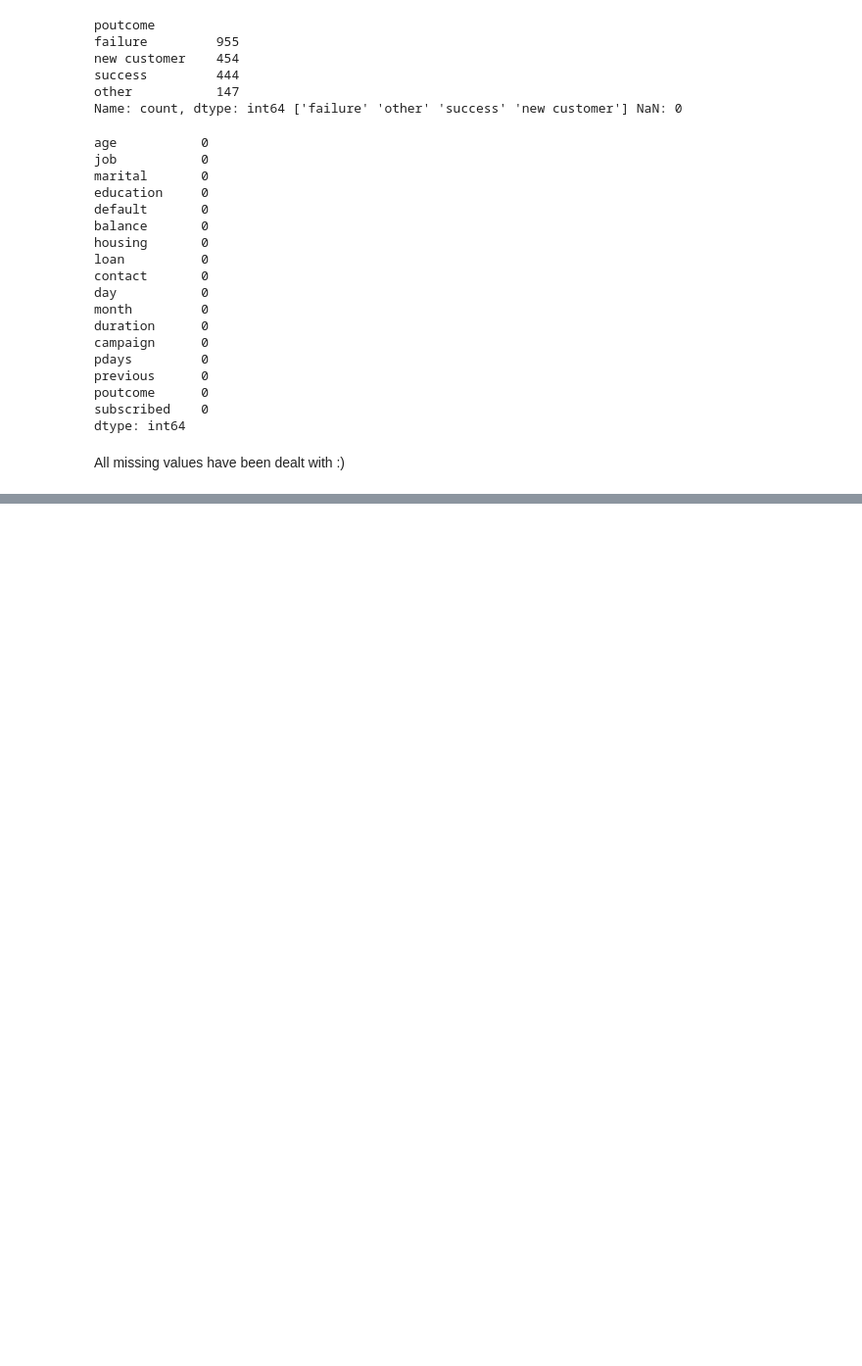
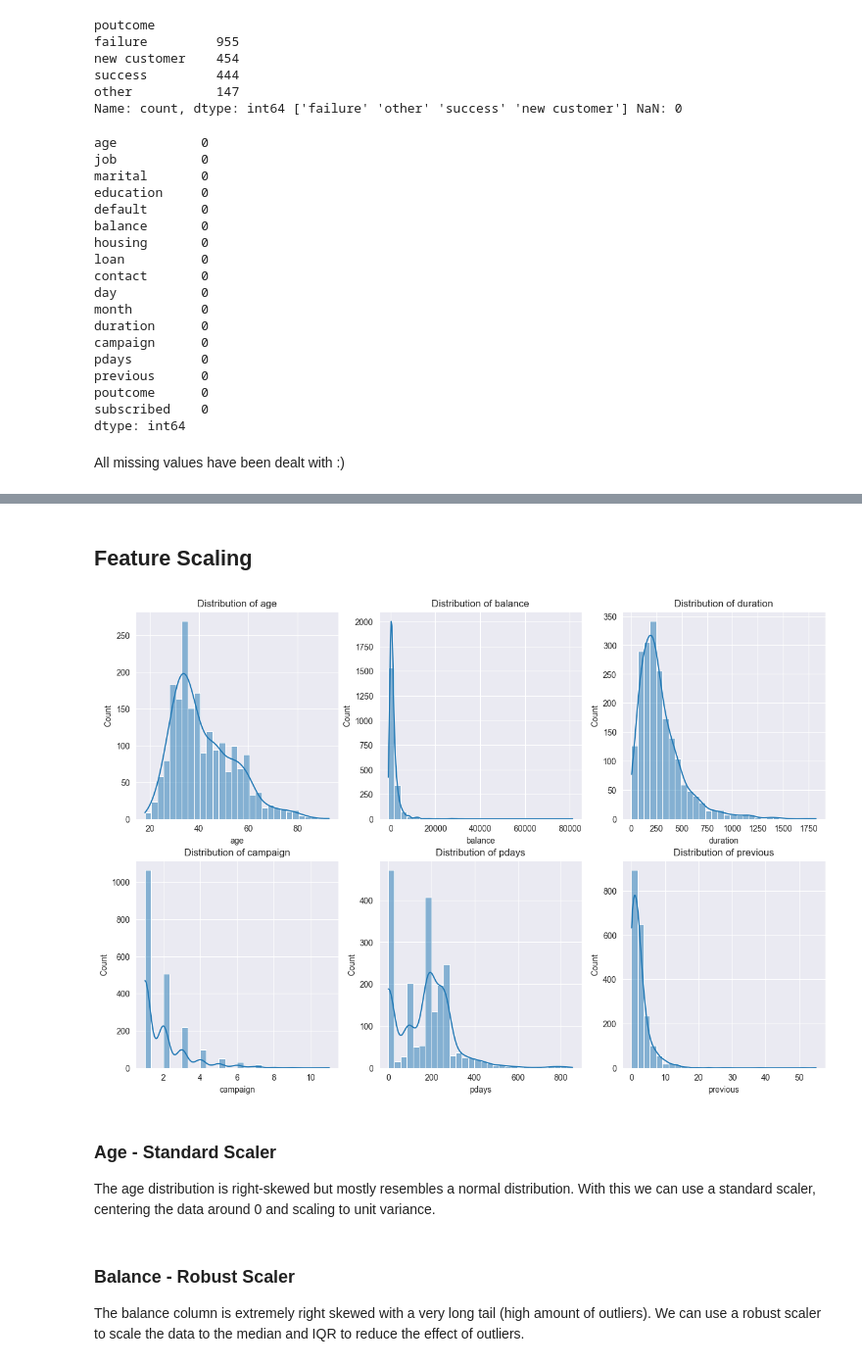
Before and after one commit to CraigPhayer/CS4168---DATA-MINING-LABS, a Jupyter notebook: Lab02/lab2.ipynb, the cells around one changed output, grey strips where cells are left out. Shown at 98% size. Saved outputs shown, nothing was run; the diff lists cells and outputs as text; code cells hidden in the pictures; blank space fills up the shorter version.

Commit message:
Lab2: Feature scaling, lab done ?

```diff
--- a/Lab02/lab2.ipynb
+++ b/Lab02/lab2.ipynb
@@ -213,0 +218,2 @@ Jobs have 12 unique values. We can encode these using one-hot encoding (For nomi
+# %%
+df = pd.get_dummies(df, columns=['job','education','poutcome','contact','month','marital'], drop_first=False)
@@ -213,0 +237,4 @@ Jobs have 12 unique values. We can encode these using one-hot encoding (For nomi
+# %%
+binary_columns = ['default', 'housing', 'loan', 'subscribed']
+for col in binary_columns:
+    df[col] = df[col].map({'yes': 1, 'no': 0})
@@ -213,0 +258,21 @@ Jobs have 12 unique values. We can encode these using one-hot encoding (For nomi
+# %% [markdown]
+## Feature Scaling
+# %%
+standard_scaler = StandardScaler()
+minmax_scaler = MinMaxScaler()
+robust_scaler = RobustScaler()
+
+fig, axes = plt.subplots(2, 3, figsize=(15, 10))
+axes = axes.flatten()
+
+columns = ["age", "balance", "duration", "campaign", "pdays", "previous"]
+for i, col in enumerate(columns):
+    sns.histplot(df[col], bins=30, kde=True, ax=axes[i])
+    axes[i].set_title(f"Distribution of {col}")
+
+plt.show()
+# %% [output]
+[figure, added]
+# %% [markdown]
+### Age - Standard Scaler
+The age distribution is right-skewed but mostly resembles a normal distribution. With this we can use a standard scaler, centering the data around 0 and scaling to unit variance.
@@ -213,0 +281,3 @@ Jobs have 12 unique values. We can encode these using one-hot encoding (For nomi
+# %% [markdown]
+### Balance - Robust Scaler
+The balance column is extremely right skewed with a very long tail (high amount of outliers). We can use a robust scaler to scale the data to the median and IQR to reduce the effect of outliers.
```
Also changed, not shown: parts of 20 cells of this notebook.
